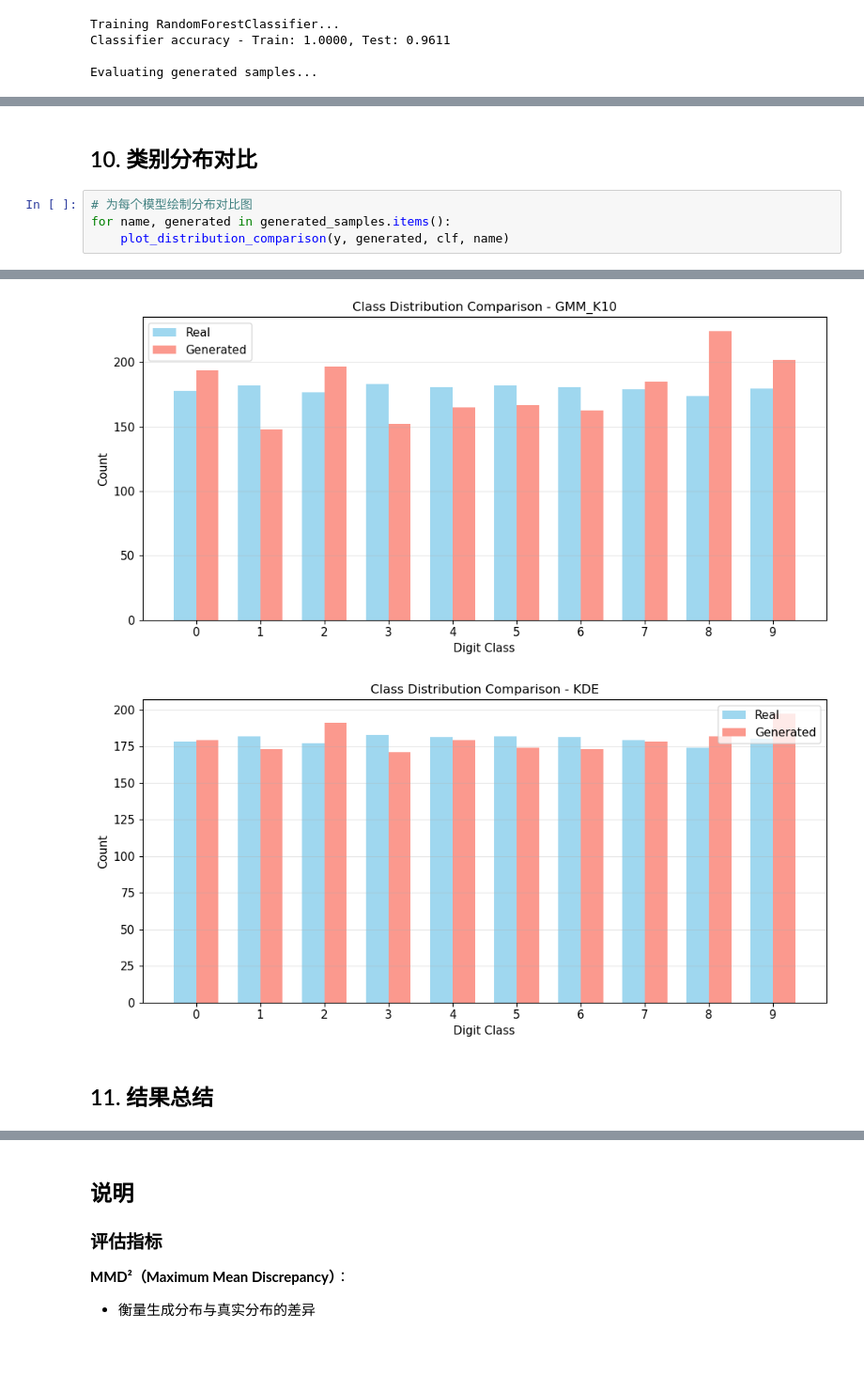
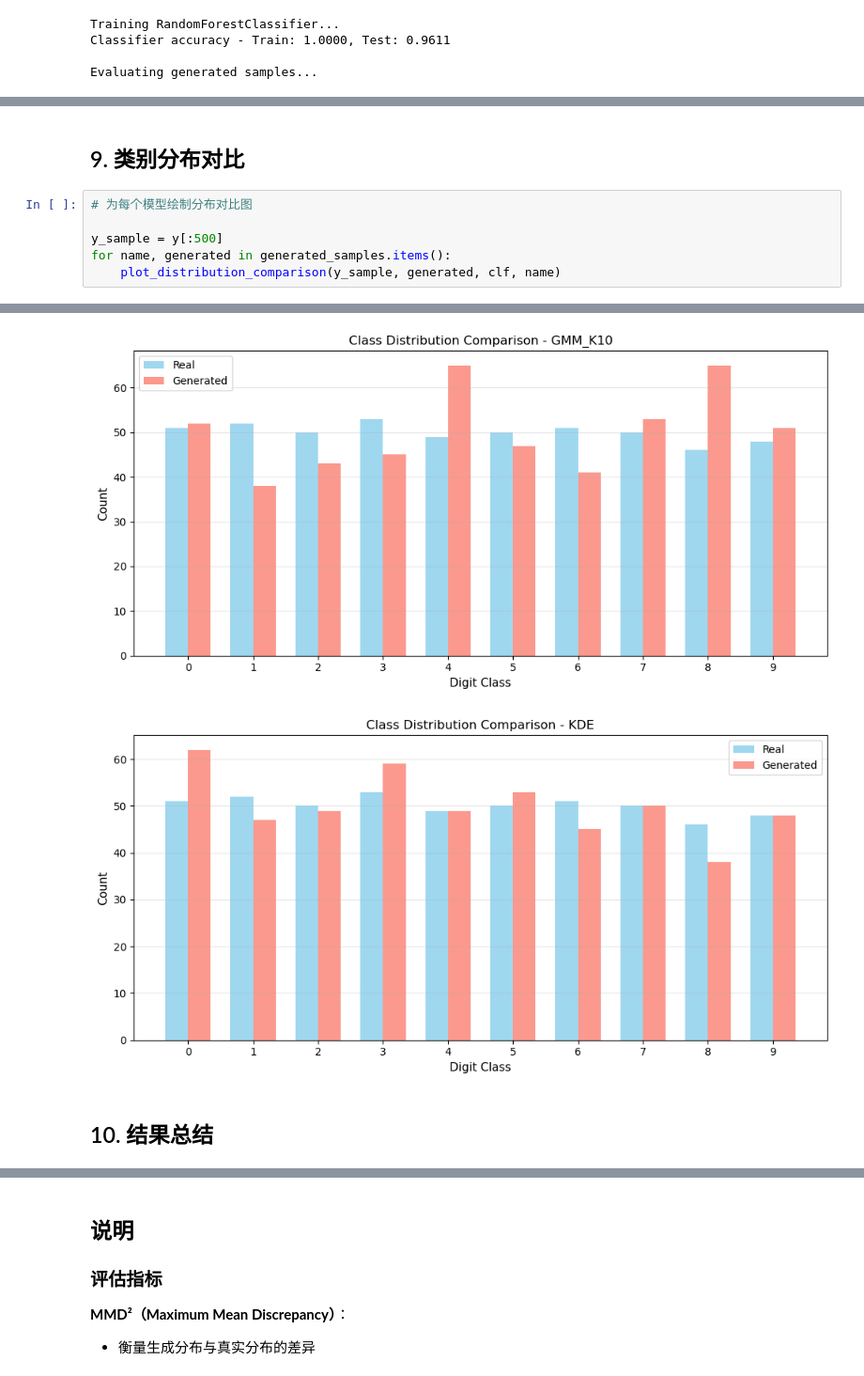
Before and after one commit to sena1818/GNNs, a Jupyter notebook: sheet/sheet_1/High_Dimensionaldata.ipynb, the cells around one changed output, grey strips where cells are left out. Shown: that part at 94% size. Saved outputs shown, nothing was run; the diff lists cells and outputs as text; blank space fills up the shorter version.

```diff
--- a/sheet/sheet_1/High_Dimensionaldata.ipynb
+++ b/sheet/sheet_1/High_Dimensionaldata.ipynb
@@ -407,7 +395,9 @@ Visualizing KDE by predicted class...
 # %% [markdown]
-## 10. 类别分布对比
+## 9. 类别分布对比
 # %%
 # 为每个模型绘制分布对比图
+
+y_sample = y[:500]
 for name, generated in generated_samples.items():
-    plot_distribution_comparison(y, generated, clf, name)
+    plot_distribution_comparison(y_sample, generated, clf, name)
 # %% [output]
@@ -416,5 +406,5 @@ for name, generated in generated_samples.items():
-[figure, old version]
+[figure, new version]
-[figure, old version]
+[figure, new version]
 # %% [markdown]
-## 11. 结果总结
+## 10. 结果总结
 # %%
```
Also changed, not shown: parts of 9 cells of this notebook, 4 other files.
